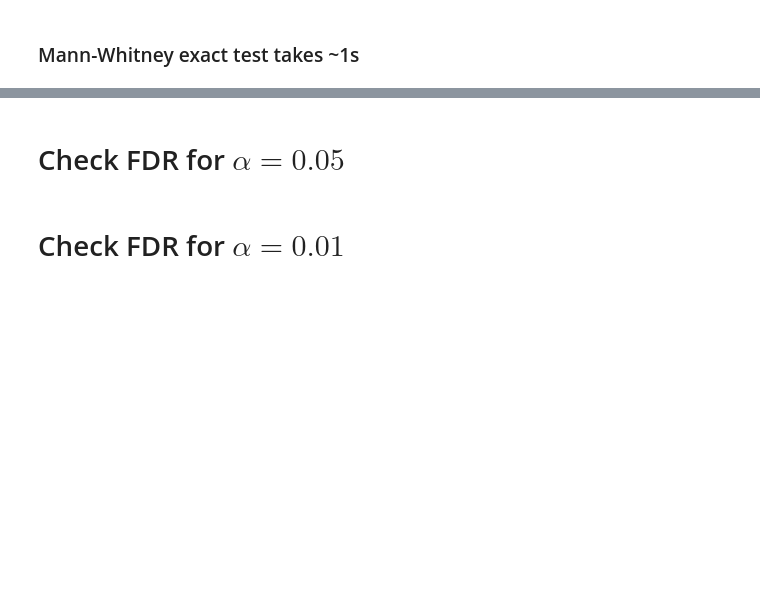
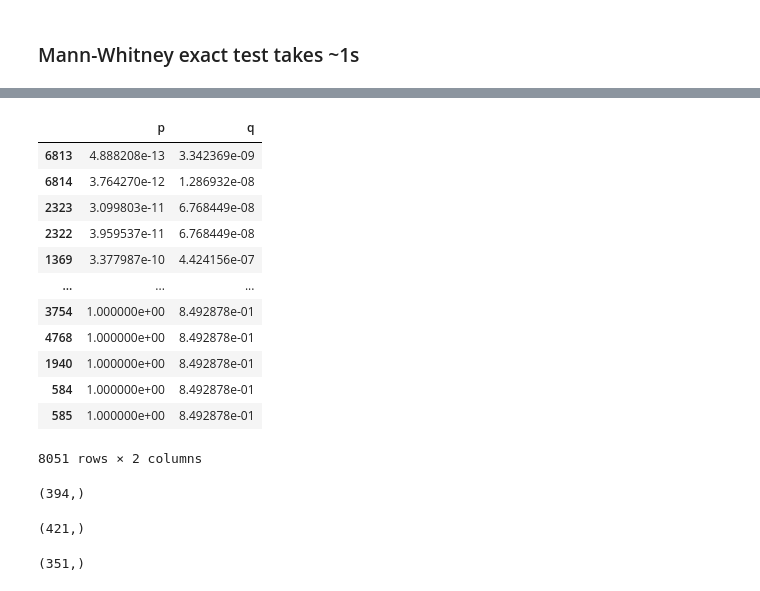
Before and after one commit to statisticalbiotechnology/parallelPermutationTest, a Jupyter notebook: Experimental data.ipynb, the cells around one changed output, grey strips where cells are left out. Drawn from its saved outputs; the diff is of its cells as text; code cells hidden in the pictures; blank space fills up the shorter version.

```diff
--- a/Experimental data.ipynb
+++ b/Experimental data.ipynb
@@ -234,2 +242,0 @@ df_e = pd.DataFrame({"p":P_e_list})
-# %% [markdown]
-# Check FDR for $\alpha = 0.05$
@@ -238,2 +242,0 @@ round(getFDR(df_e, alpha=0.05) * 100, 1)
-# %% [markdown]
-# Check FDR for $\alpha = 0.01$
@@ -241,0 +243,16 @@ round(getFDR(df_e, alpha=0.01) * 100, 1)
+# %%
+df_mw
+# %% [output]
+|  | p | q |
+| 6813 | 4.888208e-13 | 3.342369e-09 |
+| 6814 | 3.764270e-12 | 1.286932e-08 |
+| 2323 | 3.099803e-11 | 6.768449e-08 |
+| 2322 | 3.959537e-11 | 6.768449e-08 |
+| 1369 | 3.377987e-10 | 4.424156e-07 |
+| ... | ... | ... |
+| 3754 | 1.000000e+00 | 8.492878e-01 |
+| 4768 | 1.000000e+00 | 8.492878e-01 |
+| 1940 | 1.000000e+00 | 8.492878e-01 |
+| 584 | 1.000000e+00 | 8.492878e-01 |
+| 585 | 1.000000e+00 | 8.492878e-01 |
+8051 rows × 2 columns
@@ -241,0 +269,12 @@ round(getFDR(df_e, alpha=0.01) * 100, 1)
+# %%
+df_e["q"][df_e["q"]<0.01].shape
+# %% [output]
+(394,)
+# %%
+df_mw["q"][df_mw["q"]<0.01].shape
+# %% [output]
+(421,)
+# %%
+df_tt["q"][df_tt["q"]<0.01].shape
+# %% [output]
+(351,)
```
Also changed, not shown: parts of 51 cells of this notebook, 2 other files.
